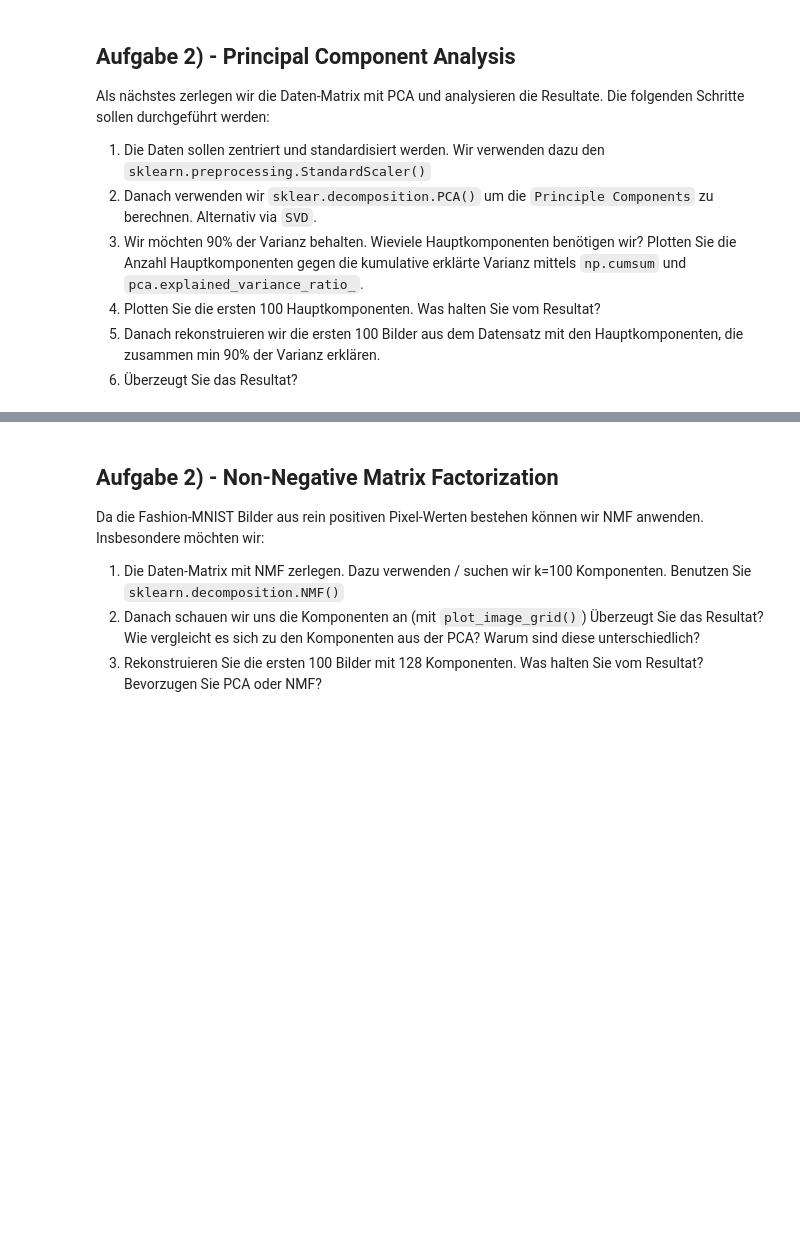
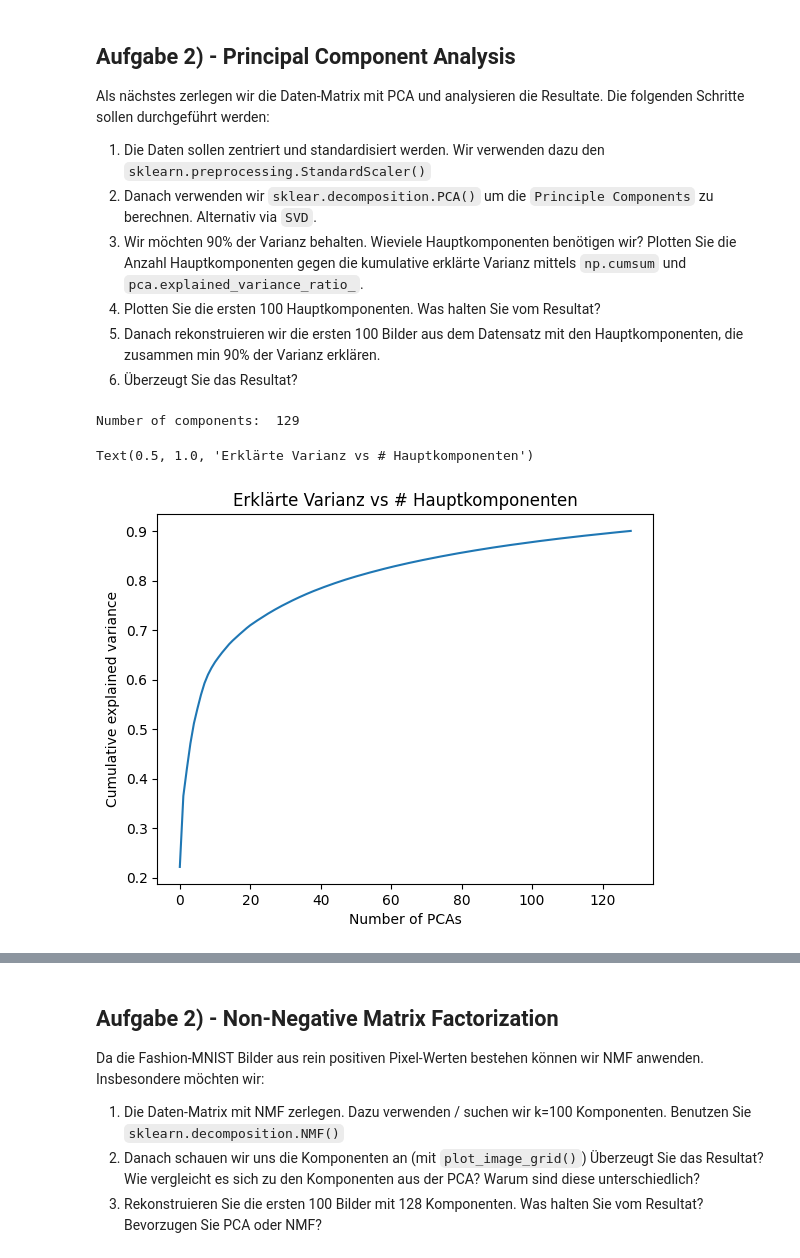
Before and after one commit to gasserandreas/Jupyter-lab-fhnw, a Jupyter notebook: 09_Machine Learning/day3/exercise/dimensionality_reduction/dimensionality_reduction.ipynb, the cells around one changed output, grey strips where cells are left out. Drawn from its saved outputs; the diff is of its cells as text; code cells hidden in the pictures; blank space fills up the shorter version.

```diff
--- a/09_Machine Learning/day3/exercise/dimensionality_reduction/dimensionality_reduction.ipynb
+++ b/09_Machine Learning/day3/exercise/dimensionality_reduction/dimensionality_reduction.ipynb
@@ -110,0 +113,28 @@ Als nächstes zerlegen wir die Daten-Matrix mit PCA und analysieren die Resultat
+# %%
+# TODO
+from sklearn.pipeline import Pipeline
+
+# create pipeline with std and pca
+n_components = 0.9 # 90% of variance explained
+model = Pipeline([
+  ('std', StandardScaler()),
+  ('pca', PCA(n_components=n_components))
+])
+
+# fit the model
+model.fit(X)
+
+# number of components
+print('Number of components: ', model.named_steps['pca'].n_components_)
+# %% [output]
+Number of components:  129
+# %%
+# 3 plot
+cumulative_explained_variance = np.cumsum(model.named_steps['pca'].explained_variance_ratio_)
+ax = sns.lineplot(y=cumulative_explained_variance, x=range(0, len(cumulative_explained_variance)))
+ax.set_xlabel("Number of PCAs")
+ax.set_ylabel("Cumulative explained variance")
+ax.set_title("Erklärte Varianz vs # Hauptkomponenten")
+# %% [output]
+Text(0.5, 1.0, 'Erklärte Varianz vs # Hauptkomponenten')
+[figure, added]
```
Also changed, not shown: parts of 15 cells of this notebook, 2 other files.
